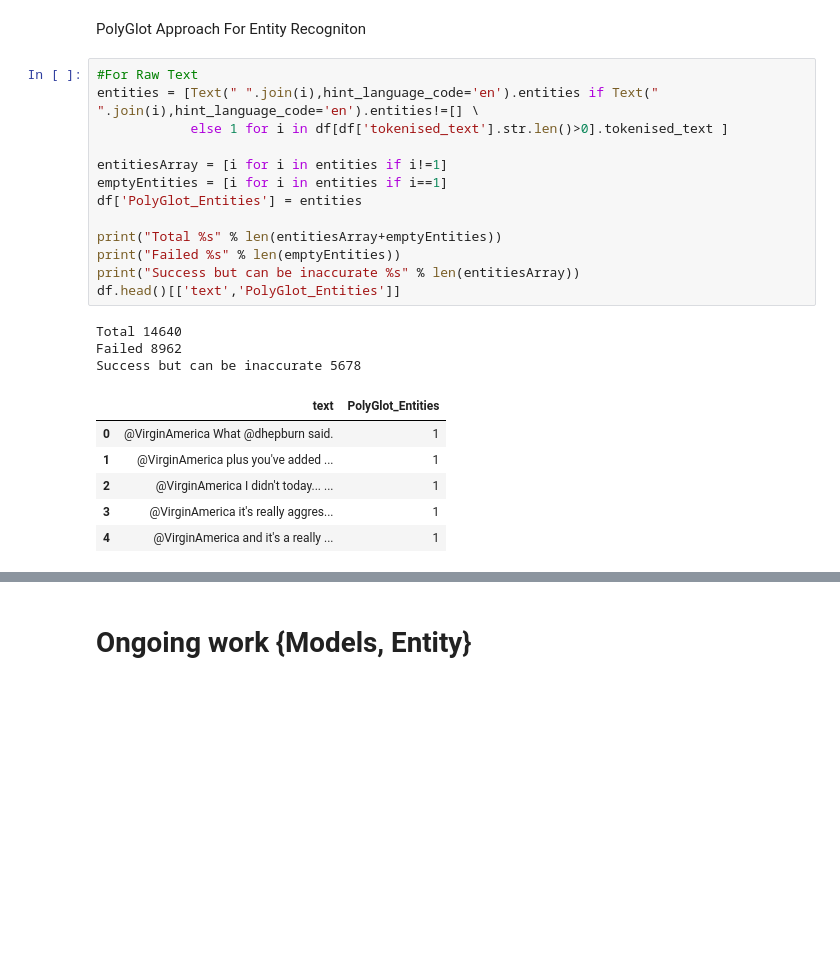
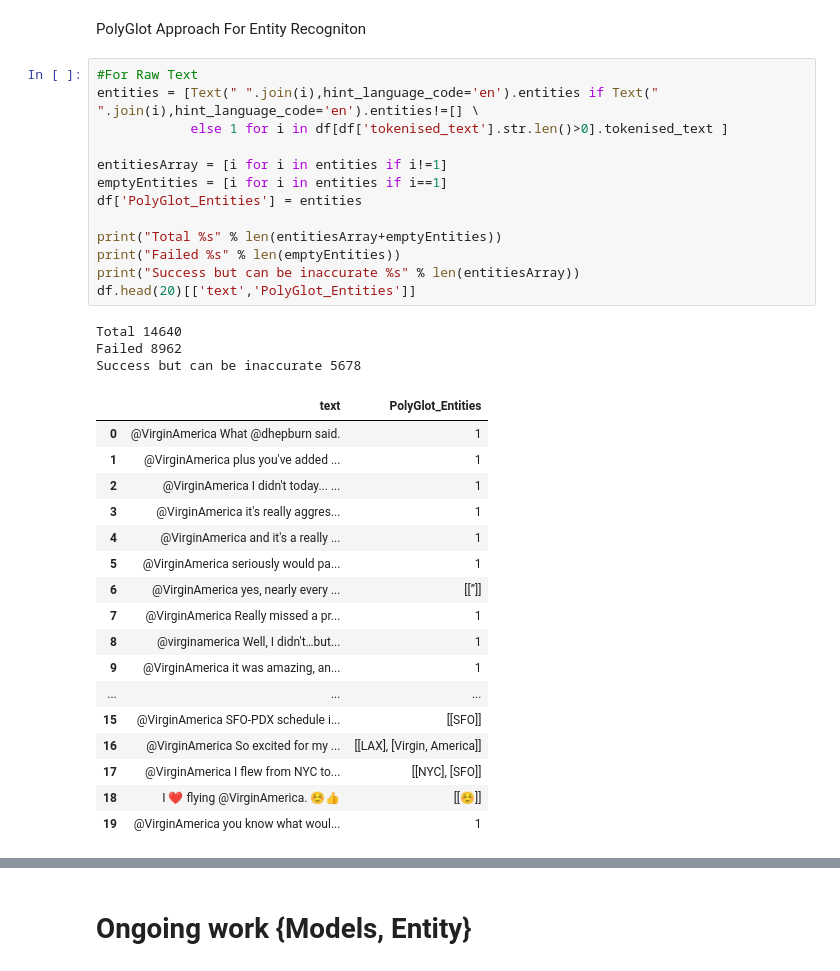
Before and after one commit to Internship-BVoc/G1_TwitterSentimentAnalysis, a Jupyter notebook: twitter_sentiment_analysis.ipynb, the cells around one changed output, grey strips where cells are left out. Drawn from its saved outputs; the diff is of its cells as text; blank space fills up the shorter version.

```diff
--- a/twitter_sentiment_analysis.ipynb
+++ b/twitter_sentiment_analysis.ipynb
@@ -441,26 +418,37 @@ PolyGlot Approach For Entity Recogniton
 # %%
 #For Raw Text
 entities = [Text(" ".join(i),hint_language_code='en').entities if Text(" ".join(i),hint_language_code='en').entities!=[] \
             else 1 for i in df[df['tokenised_text'].str.len()>0].tokenised_text ]
 
 entitiesArray = [i for i in entities if i!=1]
 emptyEntities = [i for i in entities if i==1]
 df['PolyGlot_Entities'] = entities
 
 print("Total %s" % len(entitiesArray+emptyEntities))
 print("Failed %s" % len(emptyEntities))
 print("Success but can be inaccurate %s" % len(entitiesArray))
-df.head()[['text','PolyGlot_Entities']]
+df.head(20)[['text','PolyGlot_Entities']]
 # %% [output]
 Total 14640
 Failed 8962
 Success but can be inaccurate 5678
 |  | text | PolyGlot_Entities |
 | 0 | @VirginAmerica What @dhepburn said. | 1 |
 | 1 | @VirginAmerica plus you've added ... | 1 |
 | 2 | @VirginAmerica I didn't today... ... | 1 |
 | 3 | @VirginAmerica it's really aggres... | 1 |
 | 4 | @VirginAmerica and it's a really ... | 1 |
+| 5 | @VirginAmerica seriously would pa... | 1 |
+| 6 | @VirginAmerica yes, nearly every ... | [[”]] |
+| 7 | @VirginAmerica Really missed a pr... | 1 |
+| 8 | @virginamerica Well, I didn't…but... | 1 |
+| 9 | @VirginAmerica it was amazing, an... | 1 |
+| ... | ... | ... |
+| 15 | @VirginAmerica SFO-PDX schedule i... | [[SFO]] |
+| 16 | @VirginAmerica So excited for my ... | [[LAX], [Virgin, America]] |
+| 17 | @VirginAmerica I flew from NYC to... | [[NYC], [SFO]] |
+| 18 | I ❤️ flying @VirginAmerica. ☺️👍 | [[☺️]] |
+| 19 | @VirginAmerica you know what woul... | 1 |
 # %%
 #For PRE-Processed Text {HREF LINKS REMOVED, HTML TEXT REMOVED, WORDS LEMMATIZED , PUNCTUATIONS ARE REMOVED}
 entities = [Text(" ".join(i),hint_language_code='en').entities if Text(" ".join(i),hint_language_code='en').entities!=[] \
```
Also changed, not shown: parts of 33 cells of this notebook.
